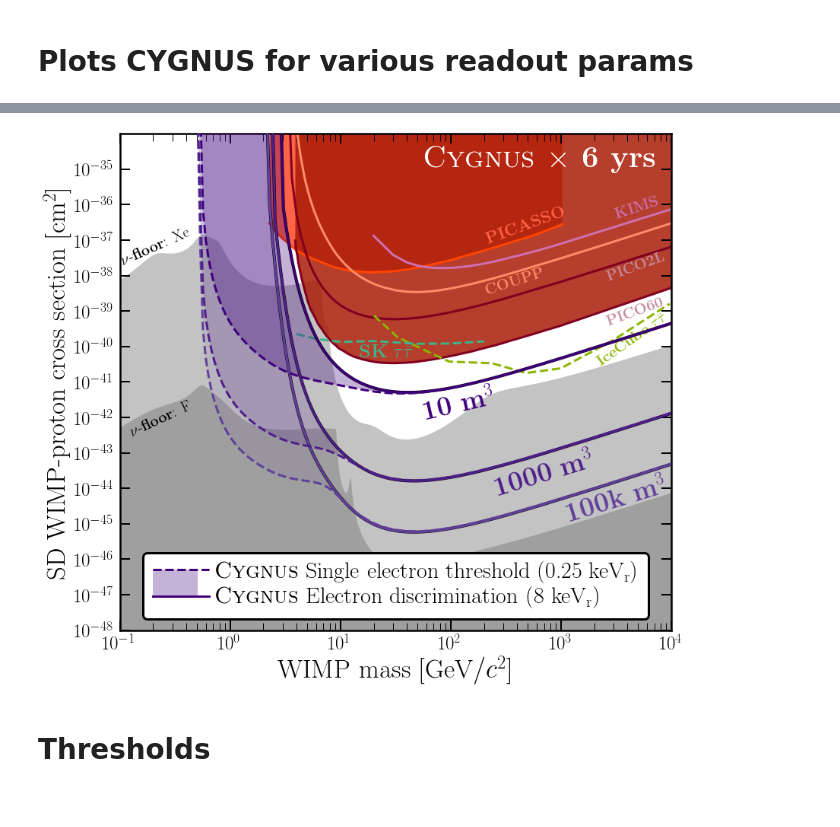
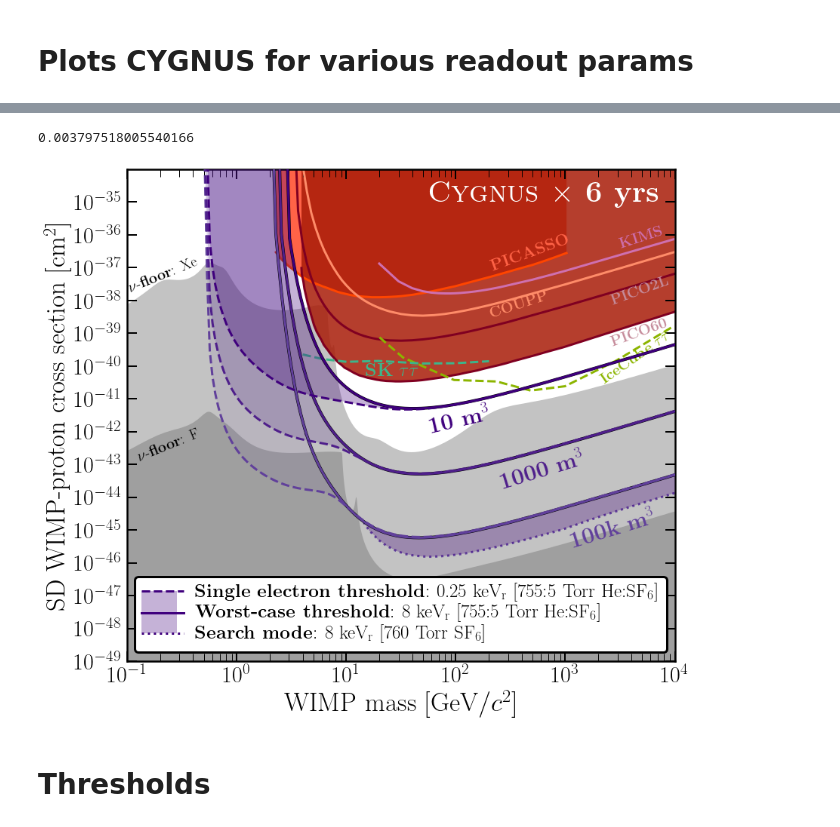
Before and after one commit to cajohare/CYGNUS, a Jupyter notebook: python/Plot_LimitsV.ipynb, the cells around one changed output, grey strips where cells are left out. Cells and saved outputs as stored; diff of their text form; code cells hidden in the pictures.

```diff
--- a/python/Plot_LimitsV.ipynb
+++ b/python/Plot_LimitsV.ipynb
@@ -67,3 +85,8 @@ fig.savefig('../plots/CYGNUS_V_SI.pdf',bbox_inches='tight')
+# %%
+RS = 1.5*(4/3)*((J+1)/J)*(S_p)**2.0/A**2
+RS
+# %% [output]
+0.003797518005540166
 # %%
 # Enhancement factor
 A = 19
@@ -71,9 +94,10 @@ S_p = 0.478
 J = 0.5
 RS = 1.5*(4/3)*((J+1)/J)*(S_p)**2.0/A**2
 
-fig,ax = MakeLimitPlot_SD(Annotations=True)
-plt.text(0.1,2e-38,r"$\nu$-{\bf floor}: Xe",fontsize=20,rotation=24,color="k")
-plt.text(0.12,0.3e-42,r"$\nu$-{\bf floor}: F",fontsize=20,rotation=25,color="k")
+fig,ax = MakeLimitPlot_SD(Annotations=True,ymin=1e-49)
+plt.text(0.1,2e-38/1.1,r"$\nu$-{\bf floor}: Xe",fontsize=20,rotation=22,color="k")
+plt.text(0.12,0.3e-42/2.3,r"$\nu$-{\bf floor}: F",fontsize=20,rotation=22,color="k")
+ax.tick_params(axis='both', which='major', labelsize=30)
 
 Vs = flipud(['10','1000','100k'])
 cols = cm.Purples(linspace(0.8,1.0,size(Vs)))
@@ -83,46 +107,70 @@ for i in range(0,size(Vs)):
     m,sig1 = getlimSD(Vs[i],"Predrift_250eV",RS,maxy)
     m,sig2 = getlimSD(Vs[i],"Predrift_8keV",RS,maxy)
     sig1[isnan(sig1)] = 1.0e-33
     sig2[isnan(sig2)] = 1.0e-33
+    if Vs[i]=='1000':
+        sig1 *= sqrt(10)
+        sig2 *= sqrt(10)
     m1 = m[sig1>0]
     m2 = m[sig2>0]
     s1 = sig1[sig1>0]
     s2 = sig2[sig2>0]
     mm = append(m2,flipud(m1))
     ss = append(s2,flipud(s1))
     mm = append(mm,mm[0])
     ss = append(ss,ss[0])
     plt.fill_between(mm,ss/1.5,facecolor=cols[i,:],alpha=alphs[i],zorder=10)
     plt.plot(m2,s2/1.5,linestyle='-',color='k',linewidth=4,zorder=11)
     plt.plot(m1,s1/1.5,linestyle='--',color=cols[i,:],linewidth=3,zorder=11)
     plt.plot(m2,s2/1.5,linestyle='-',color=cols[i,:],linewidth=3,zorder=11)
 
 
-plt.gcf().text(0.75,0.29,r'{\bf '+Vs[0]+r' m}$^3$',fontsize=35,color=cols[0,:],rotation=17)
-plt.gcf().text(0.65,0.33,r'{\bf '+Vs[1]+r' m}$^3$',fontsize=35,color=cols[1,:],rotation=17)
-plt.gcf().text(0.55,0.445,r'{\bf '+Vs[2]+r' m}$^3$',fontsize=35,color=cols[2,:],rotation=13)
+plt.gcf().text(0.75,0.3,r'{\bf '+Vs[0]+r' m}$^3$',fontsize=30,color=cols[0,:],rotation=17)
+plt.gcf().text(0.65,0.39,r'{\bf '+Vs[1]+r' m}$^3$',fontsize=30,color=cols[1,:],rotation=17)
+plt.gcf().text(0.55,0.475,r'{\bf '+Vs[2]+r' m}$^3$',fontsize=30,color=cols[2,:],rotation=13)
 plt.gcf().text(0.88,0.83,r'{\bf {\sc Cygnus} $\times$ {\bf  6 yrs}',fontsize=40,color='w',horizontalalignment='right')
 
+
+
 # hacked legend
-plt.plot(m,-sig1,linestyle='--',color='w',linewidth=3,label=r'{\sc Cygnus} Single electron threshold (0.25 keV$_{\rm r}$)')
-plt.plot(m,-sig2,linestyle='-',color='w',linewidth=3,label=r'{\sc Cygnus} Electron discrimination (8 keV$_{\rm r}$)')
-leg1 = ax.legend(fontsize=30,frameon=True,loc="lower center",framealpha=1.0,ncol=1,columnspacing=0.5,labelspacing=0.1)
+plt.plot(m,-sig1,linestyle='--',color='w',linewidth=3,label=r'{\bf Single electron threshold}: 0.25 keV$_{\rm r}$ [755:5 Torr He:SF$_6$]')
+plt.plot(m,-sig2,linestyle='-',color='w',linewidth=3,label=r'{\bf Worst-case threshold}: 8 keV$_{\rm r}$ [755:5 Torr He:SF$_6$]')
+plt.plot(m,-sig2,linestyle=':',color='w',linewidth=3,label=r'{\bf Search mode}: 8 keV$_{\rm r}$ [760 Torr SF$_6$]')
+
+leg1 = ax.legend(fontsize=25,frameon=True,loc="lower center",framealpha=1.0,ncol=1,columnspacing=0.7,labelspacing=0.1)
 leg1.get_frame().set_linewidth(3)
 leg1.get_frame().set_edgecolor("k")
-x0 = 0.2
-x1 = 0.55
-yu = 5e-47
-yl = 9e-48
-sh = 0.09
-plt.fill_between([x0,x1-sh/2.0],[yu,yu],y2=[yl,yl],color=cols[-1,:],alpha=alphs[-1],linewidth=0,zorder=100)
+x0 = 0.135
+x1 = 0.3
+yu = 1.4e-47
+yl = 3e-48
+yll = 7e-49
+sh = 0.03
+plt.fill_between([x0,x1-sh/2.0],[yu,yu],y2=[yll,yll],color=cols[-1,:],alpha=alphs[-1],linewidth=0,zorder=100)
 plt.plot([x0,x1+sh],[yu,yu],'--',lw=3,zorder=100,color=cols[-1,:])
 plt.plot([x0,x1+sh],[yl,yl],'-',lw=3,zorder=100,color=cols[-1,:])
+plt.plot([x0,x1+sh],[yll,yll],':',lw=3,zorder=100,color=cols[-1,:])
+
+
+m,sig2 = getlimSD('100k',"Predrift_8keV",RS,maxy)
+sig2[isnan(sig2)] = 1.0e-33
+m2 = m[sig2>0]
+s2 = sig2[sig2>0]
+
+dat = loadtxt('../data/CYGNUS200k-Final.txt')
+m = dat[0,:]
+dat[dat==0] = nan
+DLF_2_searchmode = (1/RS)*sqrt(200/760)*dat[8,:]/1.5
+DLF_2_searchmode = append(DLF_2_searchmode,5.1e-47/RS)
+m = append(m,1e4)
+plt.plot(m2,minimum(s2/1.5,interp(m2,m,DLF_2_searchmode)),':',color=cols[0,:],lw=3)
+plt.fill_between(m2,minimum(s2/1.5,interp(m2,m,DLF_2_searchmode)),y2=s2/1.5,facecolor=cols[i,:],alpha=alphs[i],zorder=10)
 
 
 plt.show()
 fig.savefig('../plots/CYGNUS_V_SD.pdf',bbox_inches='tight')
 # %% [output]
-[figure, old version]
+[figure, new version]
 # %% [markdown]
 # Thresholds
 # %%
```
Also changed, not shown: parts of 1 cell of this notebook, 42 other files.
